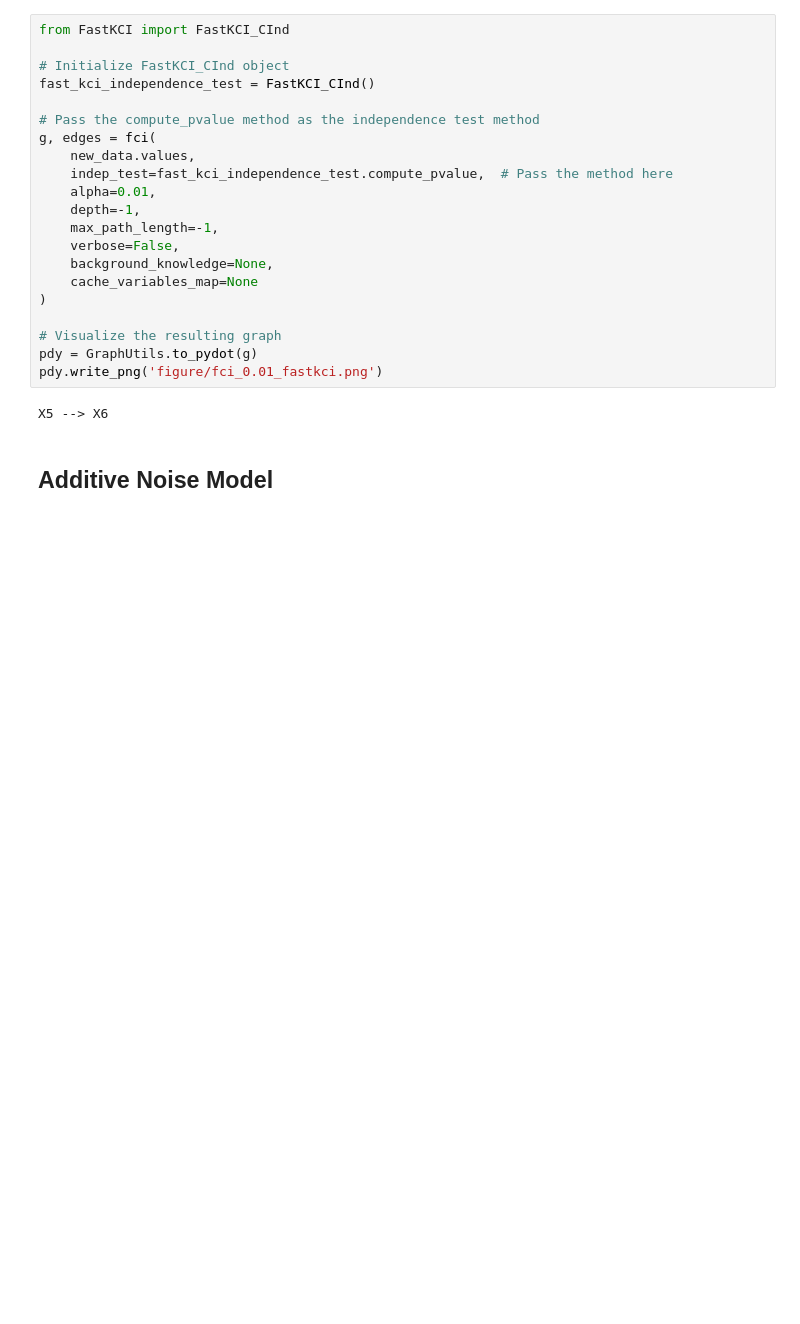
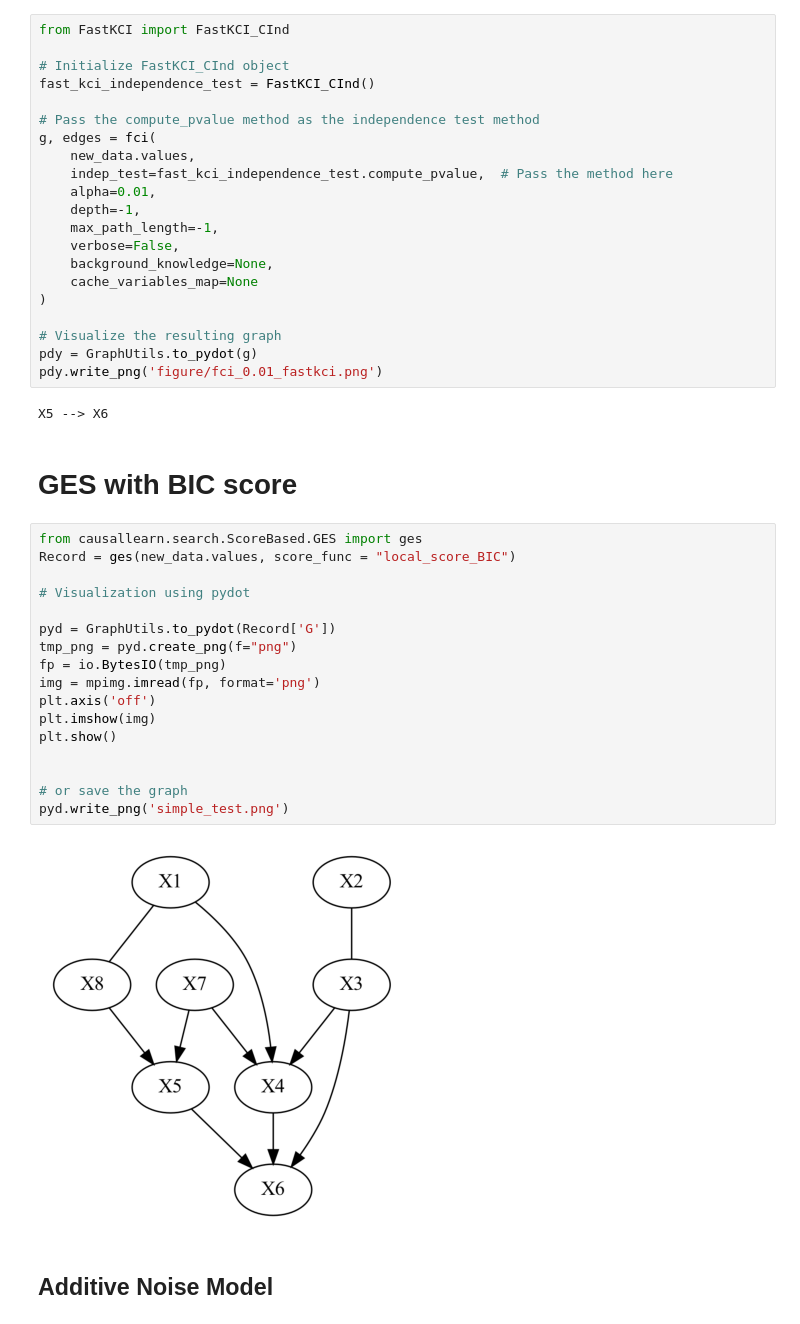
Before and after one commit to VivianZhao12/CAPSTONE-Causal-Inference-between-Remote-Work-and-Mental-Health, a Jupyter notebook: algorithm_test.ipynb, the cells around one changed output. Saved outputs shown, nothing was run; the diff lists cells and outputs as text; blank space fills up the shorter version.

```diff
--- a/algorithm_test.ipynb
+++ b/algorithm_test.ipynb
@@ -263,6 +272,27 @@ pdy = GraphUtils.to_pydot(g)
 pdy.write_png('figure/fci_0.01_fastkci.png')
 # %% [output]
 X5 --> X6
+# %% [markdown]
+# GES with BIC score
+# %%
+from causallearn.search.ScoreBased.GES import ges
+Record = ges(new_data.values, score_func = "local_score_BIC")
+
+# Visualization using pydot
+
+pyd = GraphUtils.to_pydot(Record['G'])
+tmp_png = pyd.create_png(f="png")
+fp = io.BytesIO(tmp_png)
+img = mpimg.imread(fp, format='png')
+plt.axis('off')
+plt.imshow(img)
+plt.show()
+
+
+# or save the graph
+pyd.write_png('simple_test.png')
+# %% [output]
+[figure, added]
 # %% [markdown]
 ## Additive Noise Model
 # %% [markdown]
```
Also changed, not shown: parts of 2 cells of this notebook, 1 other file.
